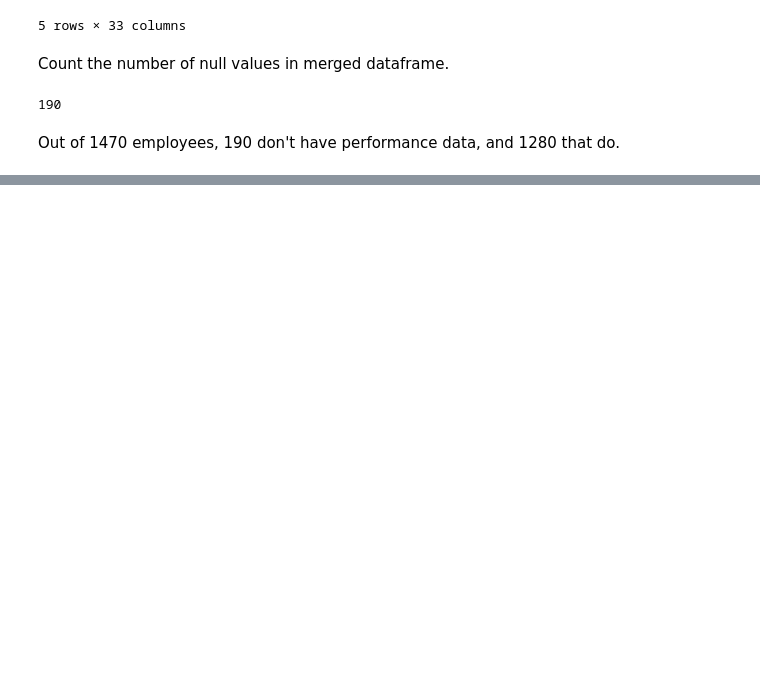
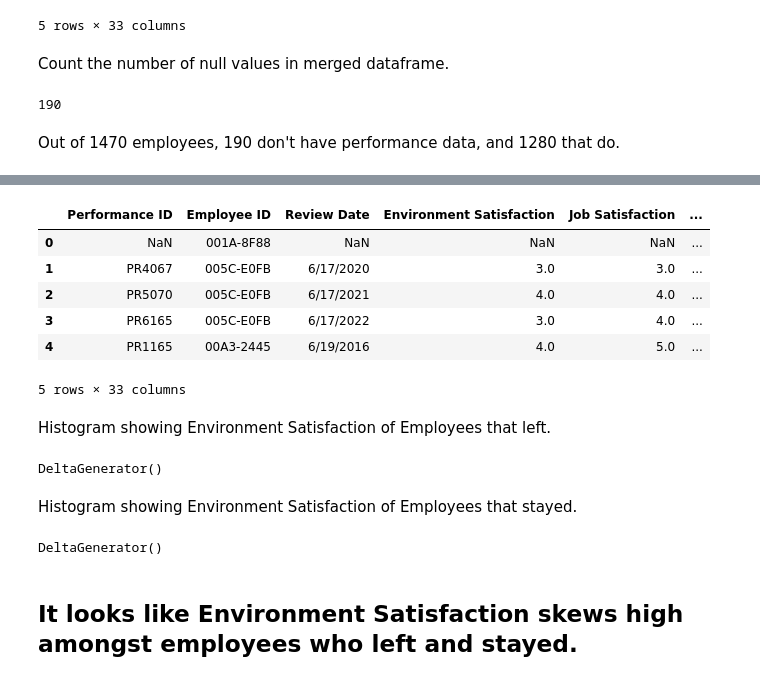
Before and after one commit to JoeyMassana/Capstone_Project_Directory, a Jupyter notebook: Notebook-1.ipynb, the cells around one changed output, grey strips where cells are left out. Drawn from its saved outputs; the diff is of its cells as text; code cells hidden in the pictures; blank space fills up the shorter version.

```diff
--- a/Notebook-1.ipynb
+++ b/Notebook-1.ipynb
@@ -130,0 +142,50 @@ DeltaGenerator()
+# %%
+# DataFrame of employees that stayed.
+df_sty = merged_df[merged_df['Attrition'] == 'No']
+df_sty.head()
+# %% [output]
+|  | Performance ID | Employee ID | Review Date | Environment Satisfaction | Job Satisfaction | ... |
+| 0 | NaN | 001A-8F88 | NaN | NaN | NaN | ... |
+| 1 | PR4067 | 005C-E0FB | 6/17/2020 | 3.0 | 3.0 | ... |
+| 2 | PR5070 | 005C-E0FB | 6/17/2021 | 4.0 | 4.0 | ... |
+| 3 | PR6165 | 005C-E0FB | 6/17/2022 | 3.0 | 4.0 | ... |
+| 4 | PR1165 | 00A3-2445 | 6/19/2016 | 4.0 | 5.0 | ... |
+5 rows × 33 columns
+# %% [markdown]
+Histogram showing Environment Satisfaction of Employees that left.
+# %%
+# Create histogram
+plt.hist(df_left['Environment Satisfaction'], bins=5, edgecolor='black')
+
+# Add labels and title
+plt.xlabel('Environment Satisfaction')
+plt.ylabel('Employees')
+plt.title('Environment Satisfaction of Employees that left')
+
+# Show the plot
+plt.show()
+
+# Show the plot in Streamlit
+st.pyplot(plt)
+# %% [output]
+DeltaGenerator()
+# %% [markdown]
+Histogram showing Environment Satisfaction of Employees that stayed.
+# %%
+# Create histogram
+plt.hist(df_sty['Environment Satisfaction'], bins=5, edgecolor='black')
+
+# Add labels and title
+plt.xlabel('Environment Satisfaction')
+plt.ylabel('Employees')
+plt.title('Environment Satisfaction of Employees that stayed')
+
+# Show the plot
+plt.show()
+
+# Show the plot in Streamlit
+st.pyplot(plt)
+# %% [output]
+DeltaGenerator()
+# %% [markdown]
+## It looks like Environment Satisfaction skews high amongst employees who left and stayed.
```
Also changed, not shown: parts of 41 cells of this notebook, 1 other file.
